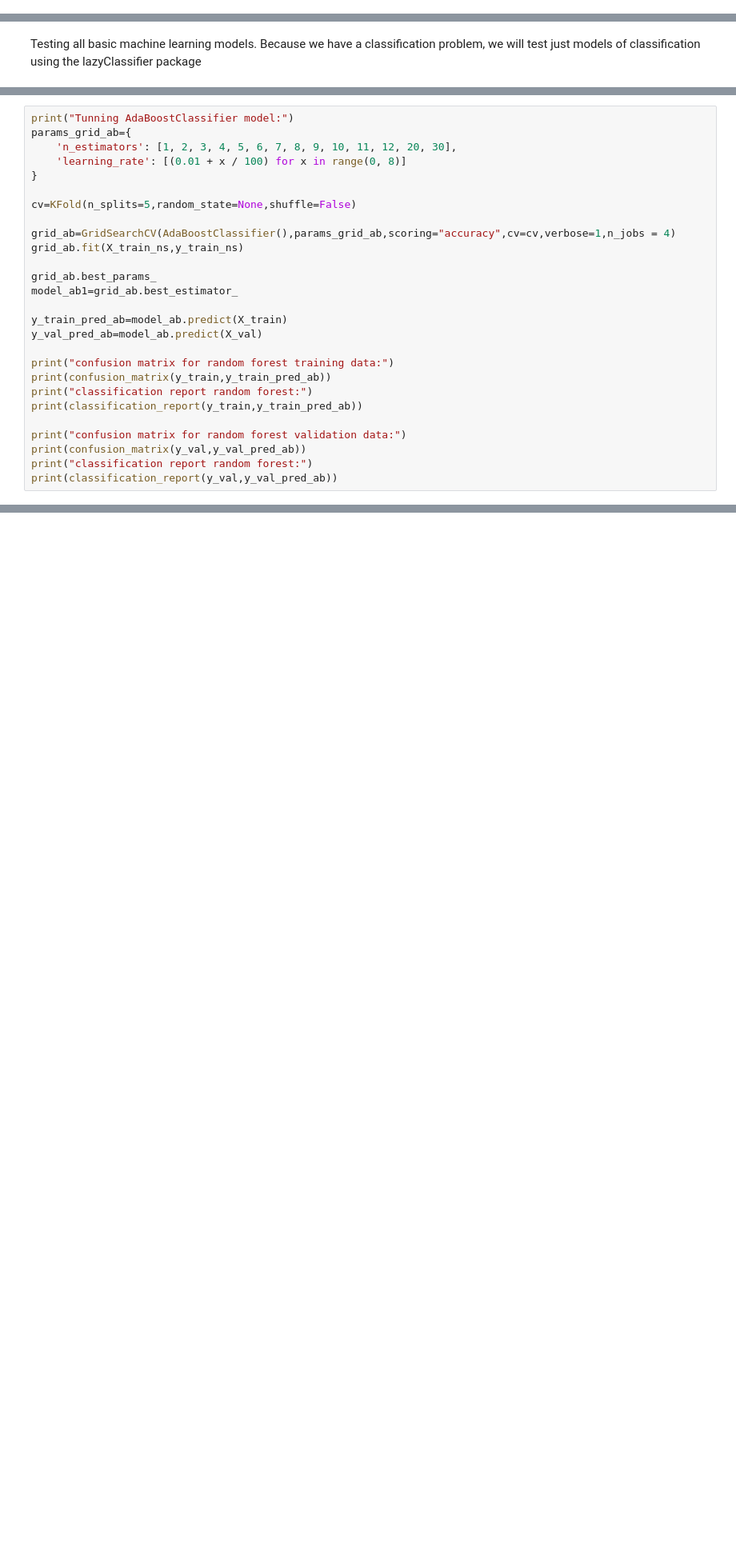
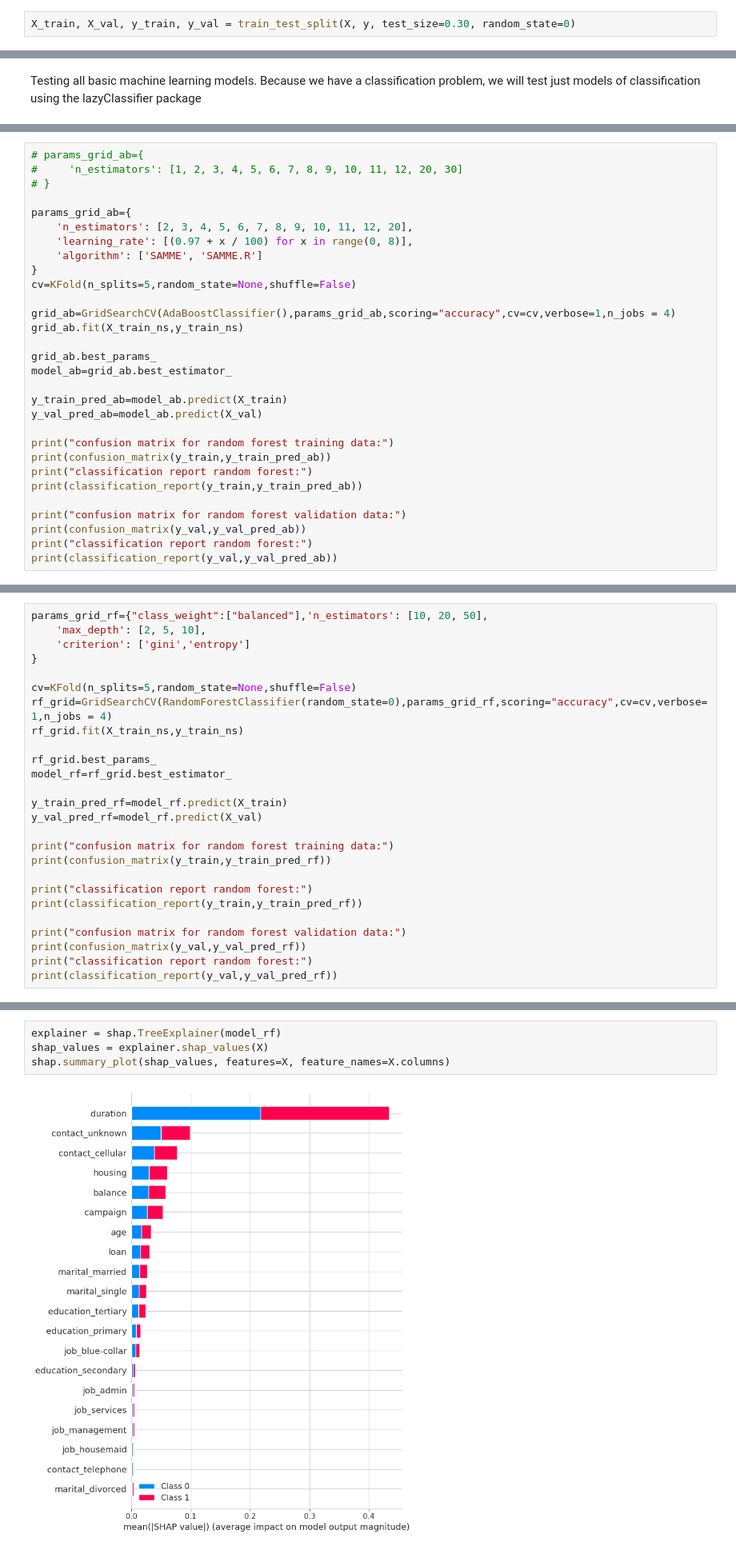
Before and after one commit to gbangout-apziva/term-deposit, a Jupyter notebook: termdeposit.ipynb, the cells around one changed output, grey strips where cells are left out. Shown at 80% size. Drawn from its saved outputs; the diff is of its cells as text; blank space fills up the shorter version.

```diff
--- a/termdeposit.ipynb
+++ b/termdeposit.ipynb
@@ -483,3 +497,5 @@ X_train, X_val, y_train, y_val = train_test_split(X, y, test_size=0.20, random_s
+# %%
+X_train, X_val, y_train, y_val = train_test_split(X, y, test_size=0.30, random_state=0)
 # %%
 print(X_train.shape)
 print(y_train.shape)
@@ -625,17 +672,20 @@ Average  test ROC AUC score: 87.87262506352232 %
 # %%
-print("Tunning AdaBoostClassifier model:")
+# params_grid_ab={
+#     'n_estimators': [1, 2, 3, 4, 5, 6, 7, 8, 9, 10, 11, 12, 20, 30]
+# }
+
 params_grid_ab={
-    'n_estimators': [1, 2, 3, 4, 5, 6, 7, 8, 9, 10, 11, 12, 20, 30],
-    'learning_rate': [(0.01 + x / 100) for x in range(0, 8)]
+    'n_estimators': [2, 3, 4, 5, 6, 7, 8, 9, 10, 11, 12, 20],
+    'learning_rate': [(0.97 + x / 100) for x in range(0, 8)],
+    'algorithm': ['SAMME', 'SAMME.R']
 }
-
 cv=KFold(n_splits=5,random_state=None,shuffle=False)
 
 grid_ab=GridSearchCV(AdaBoostClassifier(),params_grid_ab,scoring="accuracy",cv=cv,verbose=1,n_jobs = 4)
 grid_ab.fit(X_train_ns,y_train_ns)
 
 grid_ab.best_params_
-model_ab1=grid_ab.best_estimator_
+model_ab=grid_ab.best_estimator_
 
 y_train_pred_ab=model_ab.predict(X_train)
 y_val_pred_ab=model_ab.predict(X_val)
@@ -686,0 +729,26 @@ Tunning parameter improve the accuracy (from 93.74% to 93.96%) but not for the R
+# %%
+params_grid_rf={"class_weight":["balanced"],'n_estimators': [10, 20, 50],
+    'max_depth': [2, 5, 10],
+    'criterion': ['gini','entropy']
+}
+
+cv=KFold(n_splits=5,random_state=None,shuffle=False)
+rf_grid=GridSearchCV(RandomForestClassifier(random_state=0),params_grid_rf,scoring="accuracy",cv=cv,verbose=1,n_jobs = 4)
+rf_grid.fit(X_train_ns,y_train_ns)
+
+rf_grid.best_params_
+model_rf=rf_grid.best_estimator_
+
+y_train_pred_rf=model_rf.predict(X_train)
+y_val_pred_rf=model_rf.predict(X_val)
+
+print("confusion matrix for random forest training data:")
+print(confusion_matrix(y_train,y_train_pred_rf))
+
+print("classification report random forest:")
+print(classification_report(y_train,y_train_pred_rf))
+
+print("confusion matrix for random forest validation data:")
+print(confusion_matrix(y_val,y_val_pred_rf))
+print("classification report random forest:")
+print(classification_report(y_val,y_val_pred_rf))
@@ -686,0 +778,6 @@ Tunning parameter improve the accuracy (from 93.74% to 93.96%) but not for the R
+# %%
+explainer = shap.TreeExplainer(model_rf)
+shap_values = explainer.shap_values(X)
+shap.summary_plot(shap_values, features=X, feature_names=X.columns)
+# %% [output]
+[figure, added]
```
Also changed, not shown: parts of 53 cells of this notebook.
